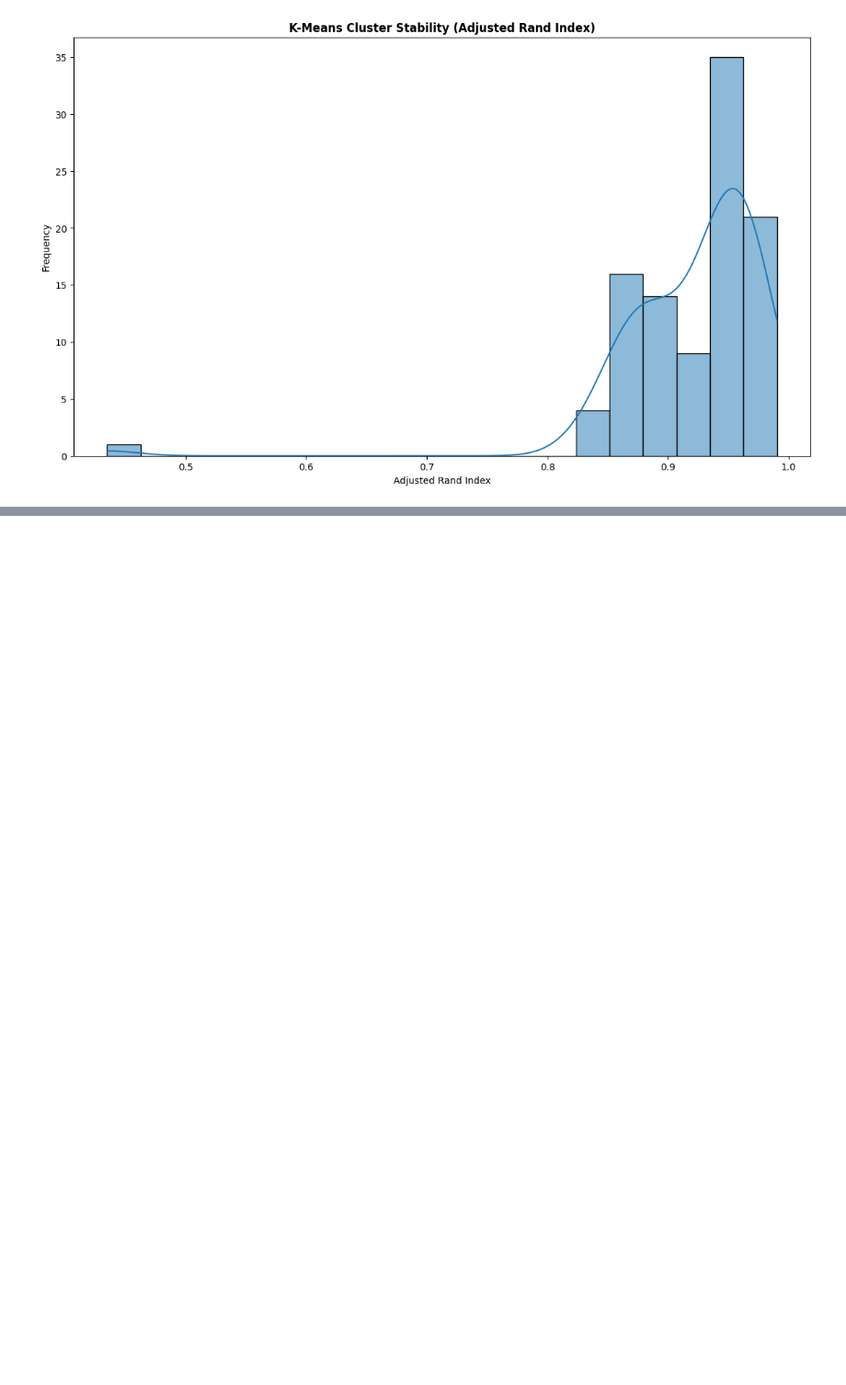
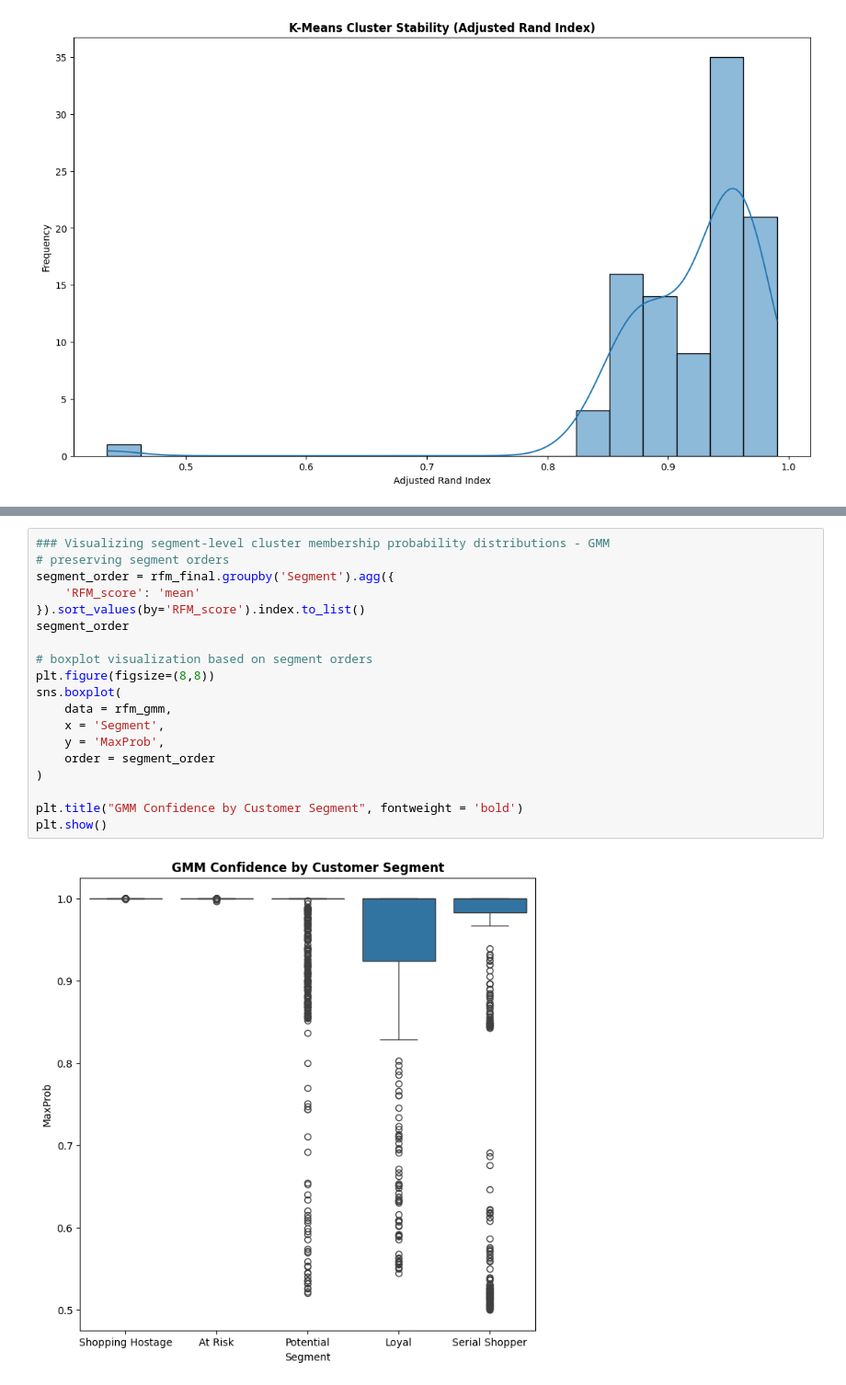
Before and after one commit to gorkemyencak/online-retail-clustering, a Jupyter notebook: main.ipynb, the cells around one changed output, grey strips where cells are left out. Shown at 92% size. Drawn from its saved outputs; the diff is of its cells as text; blank space fills up the shorter version.

```diff
--- a/main.ipynb
+++ b/main.ipynb
@@ -953,0 +1050,21 @@ plt.show()
+# %%
+### Visualizing segment-level cluster membership probability distributions - GMM
+# preserving segment orders
+segment_order = rfm_final.groupby('Segment').agg({
+    'RFM_score': 'mean'
+}).sort_values(by='RFM_score').index.to_list()
+segment_order
+
+# boxplot visualization based on segment orders
+plt.figure(figsize=(8,8))
+sns.boxplot(
+    data = rfm_gmm,
+    x = 'Segment',
+    y = 'MaxProb',
+    order = segment_order
+)
+
+plt.title("GMM Confidence by Customer Segment", fontweight = 'bold')
+plt.show()
+# %% [output]
+[figure, added]
```
Also changed, not shown: parts of 18 cells of this notebook.
